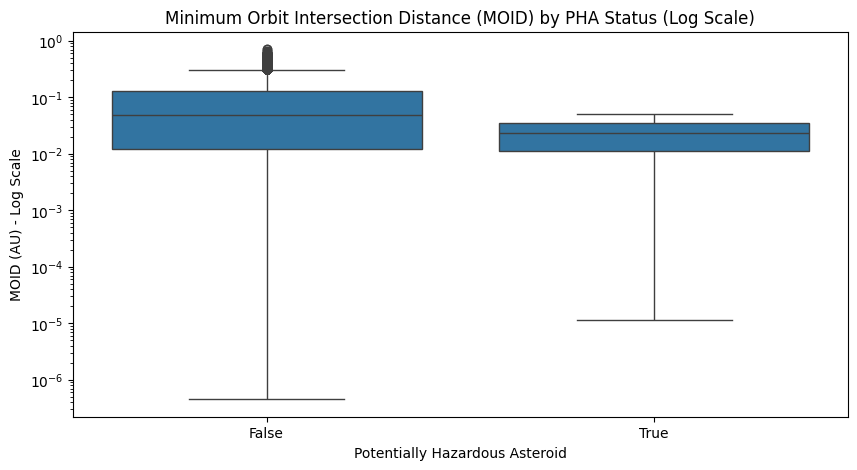
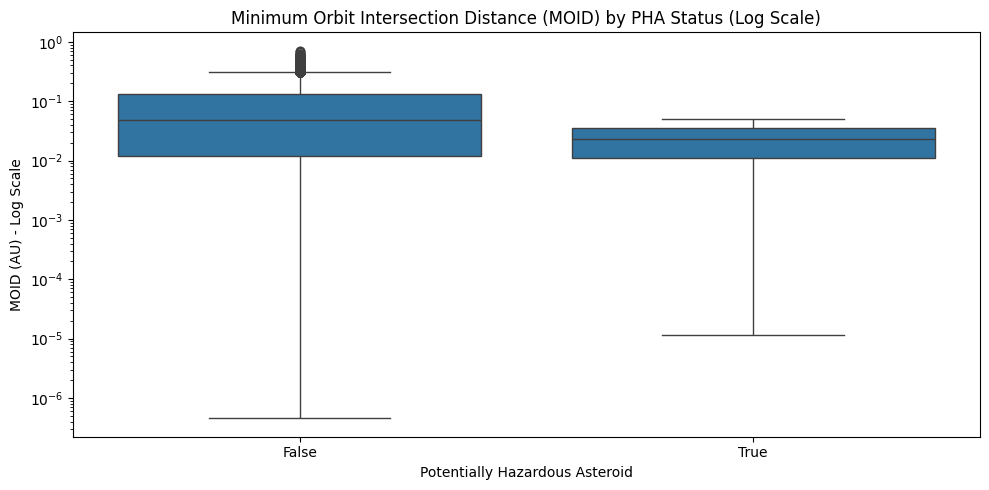
The notebook cell's code change between the first figure and the second:
--- before
+++ after
@@ -6,3 +6,4 @@
 plt.ylabel('MOID (AU) - Log Scale')
 plt.xlabel('Potentially Hazardous Asteroid')
+plt.tight_layout()
 plt.show()

Commit: complete visualizations and interpretations